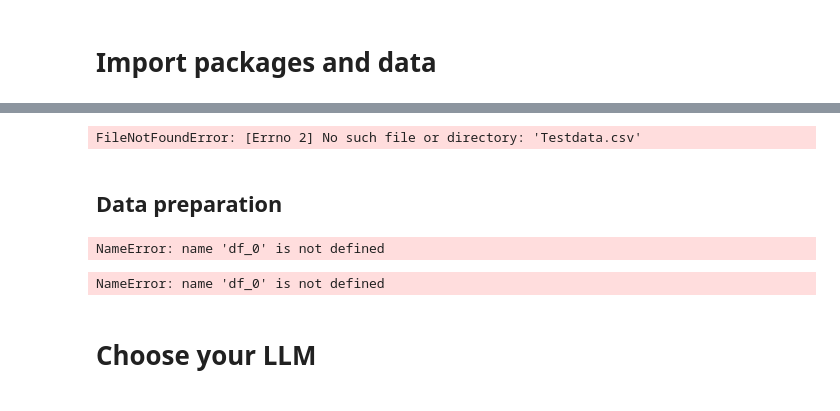
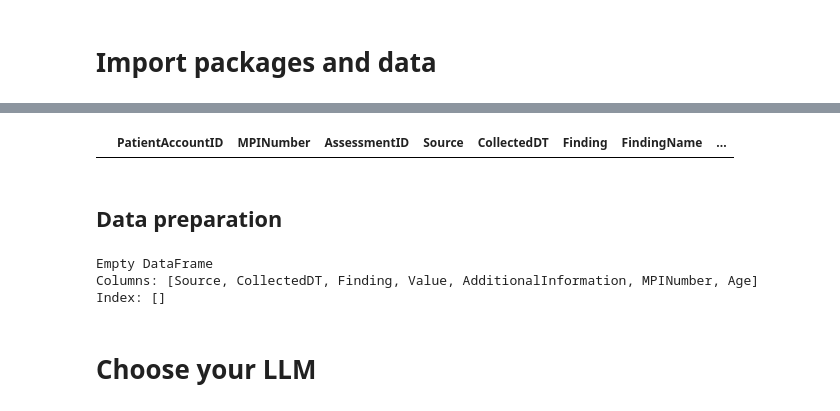
Before and after one commit to UKEIAM/Secondary_Data_Analysis_LLM, a Jupyter notebook: src/vLLM.ipynb, the cells around one changed output, grey strips where cells are left out. Saved outputs shown, nothing was run; the diff lists cells and outputs as text; code cells hidden in the pictures.

```diff
--- a/src/vLLM.ipynb
+++ b/src/vLLM.ipynb
@@ -10,13 +14,13 @@ from datetime import date
 # %%
 
 # Reading csv-Files
 
-DF = pd.read_csv('Testdata.csv', sep=';')
+DF = pd.read_csv('Testdata_empty.csv', sep=';')
 df_0 = pd.DataFrame(DF)
 
 df_0
 # %% [output]
-FileNotFoundError: [Errno 2] No such file or directory: 'Testdata.csv'
+|  | PatientAccountID | MPINumber | AssessmentID | Source | CollectedDT | Finding | FindingName | ... |
 # %% [markdown]
 ## Data preparation
 # %%
@@ -51,7 +55,7 @@ def process_dataframe(df):
 df_0 = process_dataframe(df_0)
 
 # Delete unnecessary rows
-del df_0['Unnamed: 0']
+#del df_0['Unnamed: 0']
 del df_0['FindingName']
 del df_0['FindingDataType']
 del df_0['PatientAccountID']
@@ -64,7 +68,9 @@ df_0 = df_0.fillna(0)
 
 print(df_0.head())
 # %% [output]
-NameError: name 'df_0' is not defined
+Empty DataFrame
+Columns: [Source, CollectedDT, Finding, Value, AdditionalInformation, MPINumber, Age]
+Index: []
 # %%
 # Filter the dataframe for patients with relevant diagnosis/ ICD10-Code
 
@@ -76,8 +82,6 @@ diagnosed_patients = df_0[(df_0['Finding'] == 'Diagnose') & (df_0['Value'].str.c
 
 # Create new data frame containing only the relevant patients
 df_P = df_0[df_0['MPINumber'].isin(diagnosed_patients)]
-# %% [output]
-NameError: name 'df_0' is not defined
 # %% [markdown]
 # Choose your LLM
 # %%
```
Also changed, not shown: parts of 4 cells of this notebook, 1 other file.
